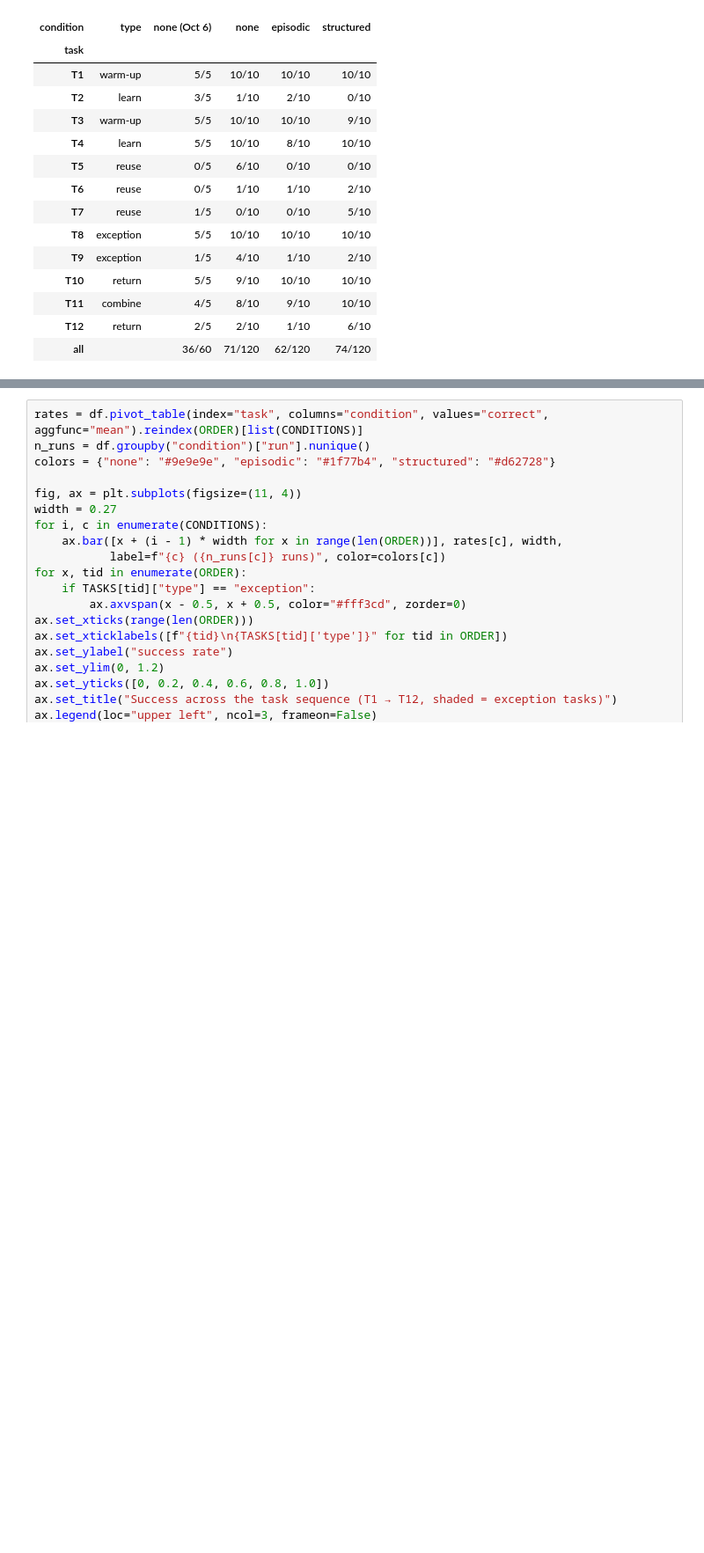
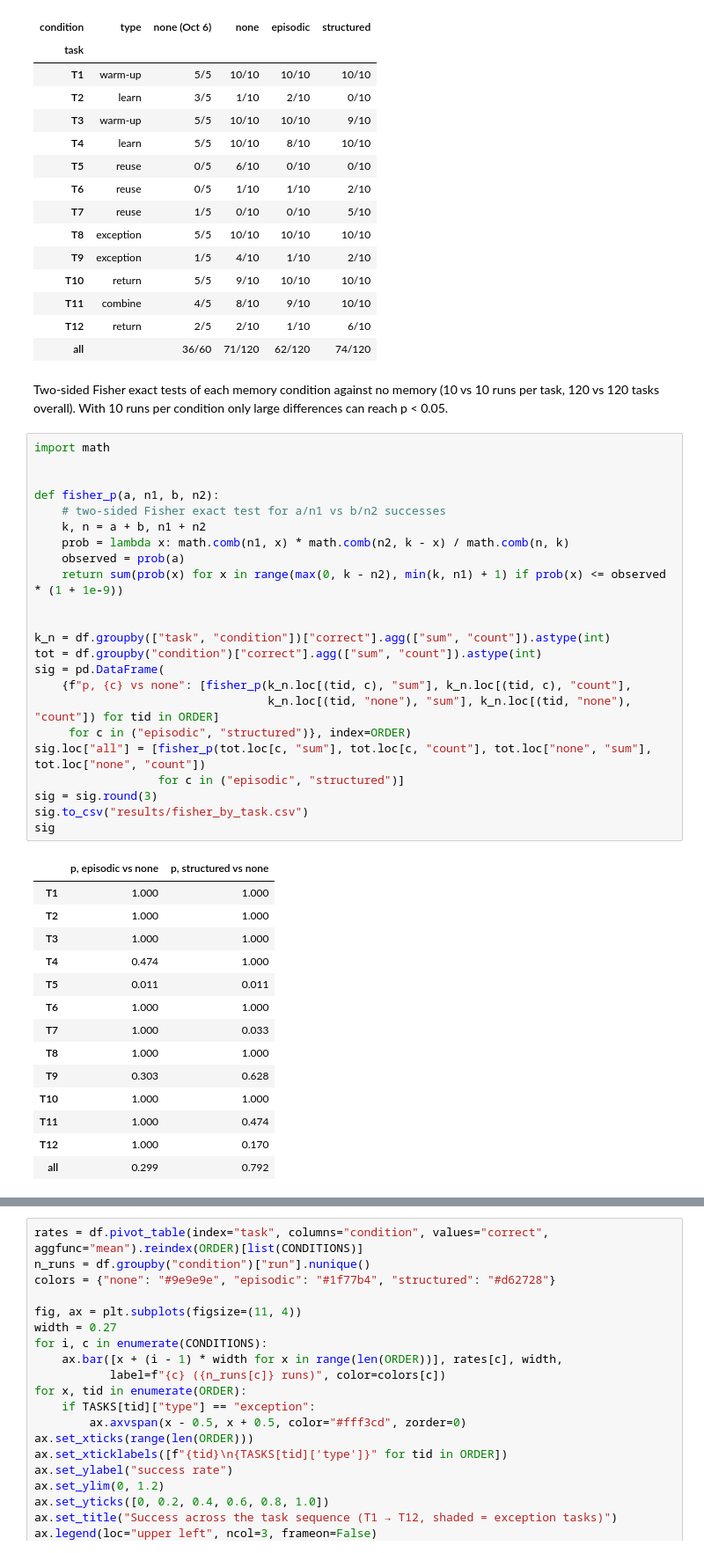
Before and after one commit to QianhengZhang/CS839-agent-memory, a Jupyter notebook: hw1_memory.ipynb, the cells around one changed output, grey strips where cells are left out. Shown at 88% size. Cells and saved outputs as stored; diff of their text form; blank space fills up the shorter version.

```diff
--- a/hw1_memory.ipynb
+++ b/hw1_memory.ipynb
@@ -300,6 +302,46 @@ table
 | T11 | combine | 4/5 | 8/10 | 9/10 | 10/10 |
 | T12 | return | 2/5 | 2/10 | 1/10 | 6/10 |
 | all |  | 36/60 | 71/120 | 62/120 | 74/120 |
+# %% [markdown]
+Two-sided Fisher exact tests of each memory condition against no memory (10 vs 10 runs per task, 120 vs 120 tasks overall). With 10 runs per condition only large differences can reach p < 0.05.
+# %%
+import math
+
+
+def fisher_p(a, n1, b, n2):
+    # two-sided Fisher exact test for a/n1 vs b/n2 successes
+    k, n = a + b, n1 + n2
+    prob = lambda x: math.comb(n1, x) * math.comb(n2, k - x) / math.comb(n, k)
+    observed = prob(a)
+    return sum(prob(x) for x in range(max(0, k - n2), min(k, n1) + 1) if prob(x) <= observed * (1 + 1e-9))
+
+
+k_n = df.groupby(["task", "condition"])["correct"].agg(["sum", "count"]).astype(int)
+tot = df.groupby("condition")["correct"].agg(["sum", "count"]).astype(int)
+sig = pd.DataFrame(
+    {f"p, {c} vs none": [fisher_p(k_n.loc[(tid, c), "sum"], k_n.loc[(tid, c), "count"],
+                                  k_n.loc[(tid, "none"), "sum"], k_n.loc[(tid, "none"), "count"]) for tid in ORDER]
+     for c in ("episodic", "structured")}, index=ORDER)
+sig.loc["all"] = [fisher_p(tot.loc[c, "sum"], tot.loc[c, "count"], tot.loc["none", "sum"], tot.loc["none", "count"])
+                  for c in ("episodic", "structured")]
+sig = sig.round(3)
+sig.to_csv("results/fisher_by_task.csv")
+sig
+# %% [output]
+|  | p, episodic vs none | p, structured vs none |
+| T1 | 1.000 | 1.000 |
+| T2 | 1.000 | 1.000 |
+| T3 | 1.000 | 1.000 |
+| T4 | 0.474 | 1.000 |
+| T5 | 0.011 | 0.011 |
+| T6 | 1.000 | 1.000 |
+| T7 | 1.000 | 0.033 |
+| T8 | 1.000 | 1.000 |
+| T9 | 0.303 | 0.628 |
+| T10 | 1.000 | 1.000 |
+| T11 | 1.000 | 0.474 |
+| T12 | 1.000 | 0.170 |
+| all | 0.299 | 0.792 |
 # %%
 per_run = df.groupby(["condition", "run"]).agg(
     correct=("correct", "sum"), tool_calls=("tool_calls", "sum"), model_calls=("model_calls", "sum"),
```
Also changed, not shown: parts of 5 cells of this notebook, 2 other files.
